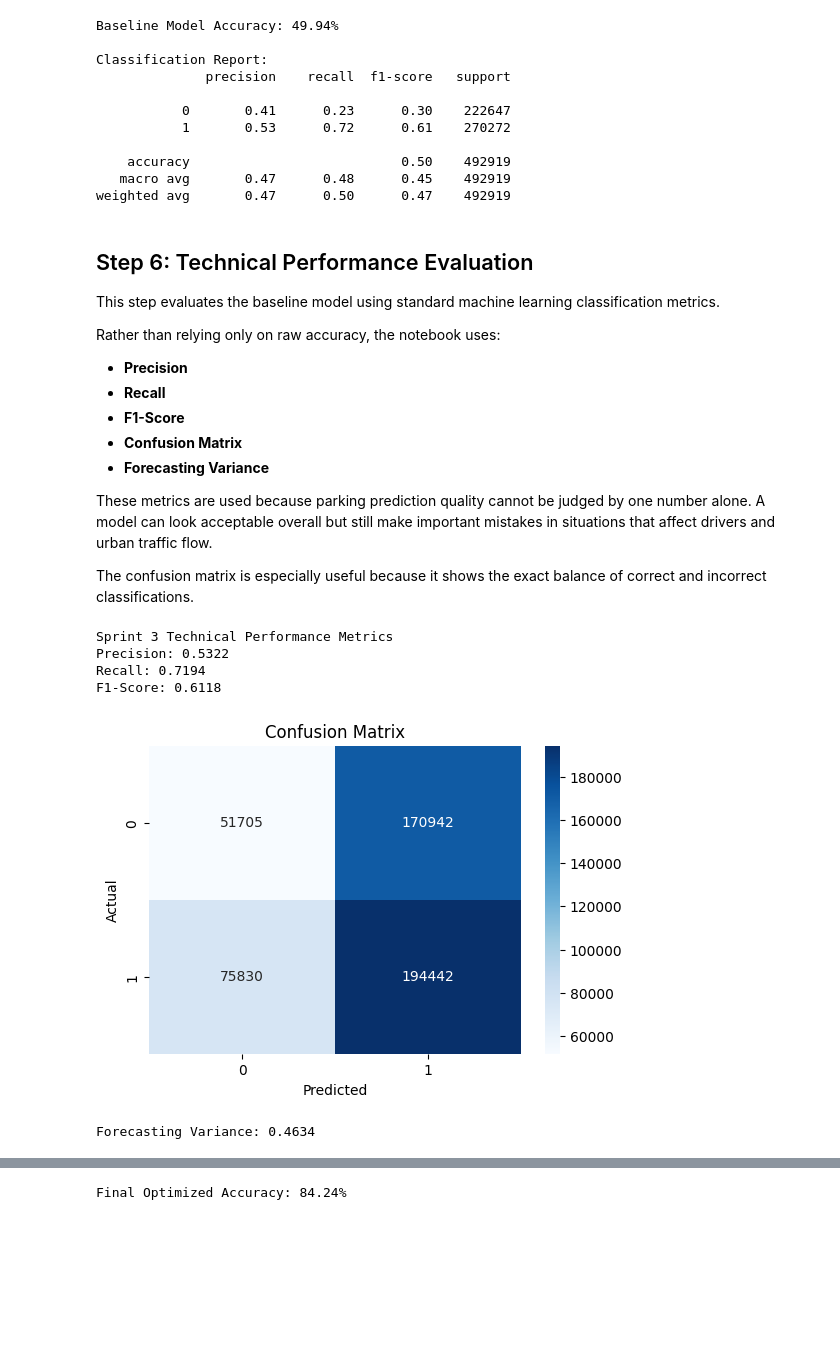
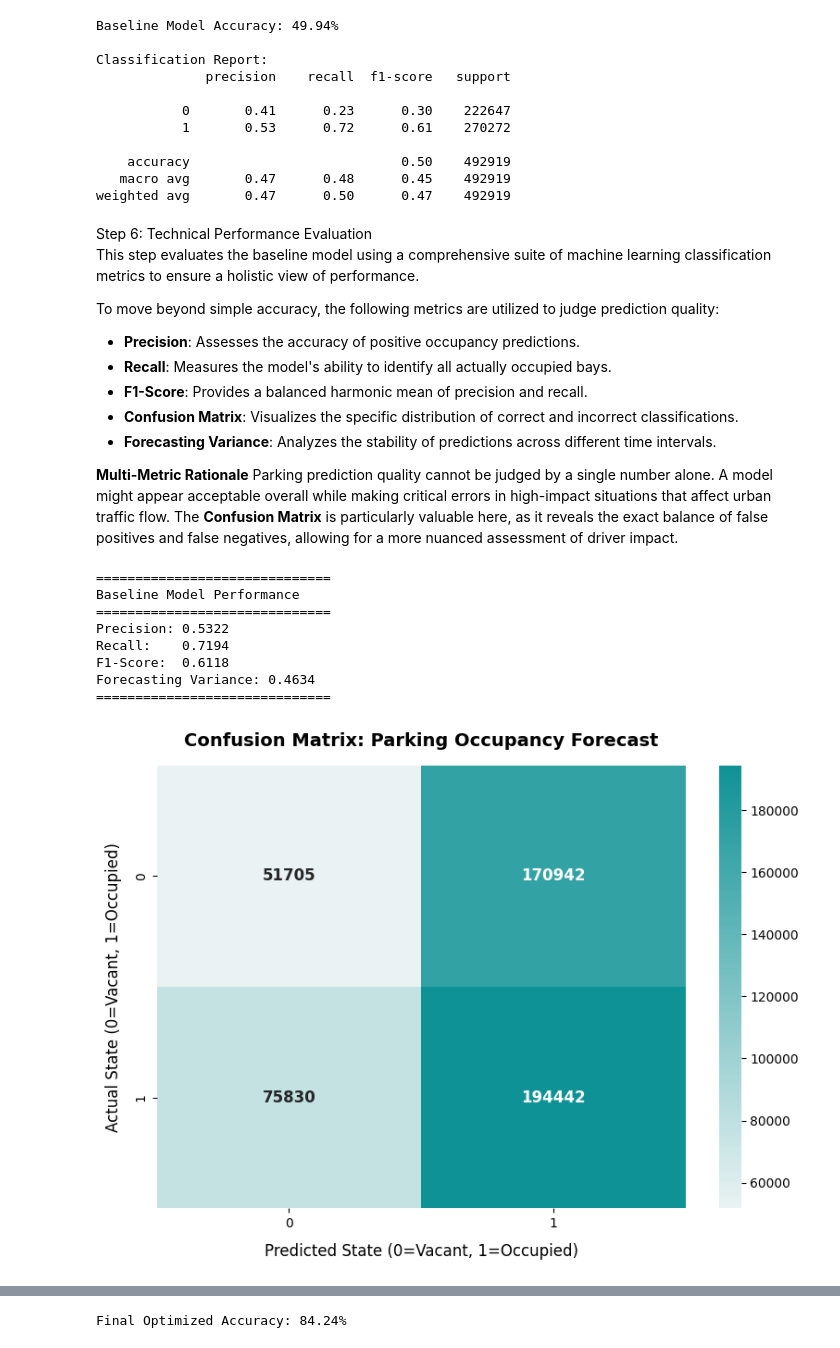
Before and after one commit to abdullahsher445/MOP-Code, a Jupyter notebook: datascience/usecases/READY TO PUBLISH/Transport_and_Mobility/2026/T1/UC00223_Parking_Utilisation_and_Management/UC00223_Parking_Utilisation_and_Management.ipynb, the cells around one changed output, grey strips where cells are left out. Drawn from its saved outputs; the diff is of its cells as text; code cells hidden in the pictures; blank space fills up the shorter version.

```diff
--- a/datascience/usecases/READY TO PUBLISH/Transport_and_Mobility/2026/T1/UC00223_Parking_Utilisation_and_Management/UC00223_Parking_Utilisation_and_Management.ipynb
+++ b/datascience/usecases/READY TO PUBLISH/Transport_and_Mobility/2026/T1/UC00223_Parking_Utilisation_and_Management/UC00223_Parking_Utilisation_and_Management.ipynb
@@ -372,60 +385,72 @@ Classification Report:
    macro avg       0.47      0.48      0.45    492919
 weighted avg       0.47      0.50      0.47    492919
 # %% [markdown]
-## Step 6: Technical Performance Evaluation
+<div class="usecase-section-header">Step 6: Technical Performance Evaluation</div>
 
-This step evaluates the baseline model using standard machine learning classification metrics.
+<p class="usecase-subsection-blurb">This step evaluates the baseline model using a comprehensive suite of machine learning classification metrics to ensure a holistic view of performance.</p>
 
-Rather than relying only on raw accuracy, the notebook uses:
-- **Precision**
-- **Recall**
-- **F1-Score**
-- **Confusion Matrix**
-- **Forecasting Variance**
+To move beyond simple accuracy, the following metrics are utilized to judge prediction quality:
+- **Precision**: Assesses the accuracy of positive occupancy predictions.
+- **Recall**: Measures the model's ability to identify all actually occupied bays.
+- **F1-Score**: Provides a balanced harmonic mean of precision and recall.
+- **Confusion Matrix**: Visualizes the specific distribution of correct and incorrect classifications.
+- **Forecasting Variance**: Analyzes the stability of predictions across different time intervals.
 
-These metrics are used because parking prediction quality cannot be judged by one number alone. A model can look acceptable overall but still make important mistakes in situations that affect drivers and urban traffic flow.
-
-The confusion matrix is especially useful because it shows the exact balance of correct and incorrect classifications.
+**Multi-Metric Rationale**
+Parking prediction quality cannot be judged by a single number alone. A model might appear acceptable overall while making critical errors in high-impact situations that affect urban traffic flow. The **Confusion Matrix** is particularly valuable here, as it reveals the exact balance of false positives and false negatives, allowing for a more nuanced assessment of driver impact.
 # %%
 # --- DEVELOPED BY: Yoginder Syal & Atishay Jain ---
-# Goal: Evaluate the baseline model using Precision, Recall, F1-Score, Confusion Matrix, and forecasting variance review.
+# Goal: Evaluate the baseline model using company-standard visual styling and metrics.
 
 def evaluate_technical_performance(model, X_test, y_test):
     """Evaluating the predictive reliability of the baseline model."""
 
     predictions = model.predict(X_test)
 
-    print("\nSprint 3 Technical Performance Metrics")
+    # 1. Print metrics with professional formatting
+    print("\n" + "="*30)
+    print("Baseline Model Performance")
+    print("="*30)
     print(f"Precision: {precision_score(y_test, predictions, zero_division=0):.4f}")
-    print(f"Recall: {recall_score(y_test, predictions, zero_division=0):.4f}")
-    print(f"F1-Score: {f1_score(y_test, predictions, zero_division=0):.4f}")
-
-    # Confusion Matrix
-    cm = confusion_matrix(y_test, predictions)
-
-    plt.figure(figsize=(6, 4))
-    sns.heatmap(cm, annot=True, fmt='d', cmap='Blues')
-    plt.title('Confusion Matrix')
-    plt.xlabel('Predicted')
-    plt.ylabel('Actual')
-    plt.show()
+    print(f"Recall:    {recall_score(y_test, predictions, zero_division=0):.4f}")
+    print(f"F1-Score:  {f1_score(y_test, predictions, zero_division=0):.4f}")
 
     # Mathematical review of forecasting variance
     variance = np.var(y_test - predictions)
     print(f"Forecasting Variance: {variance:.4f}")
+    print("="*30)
+
+    # 2. Confusion Matrix Visualisation
+    cm = confusion_matrix(y_test, predictions)
+
+    # Create a custom sequential colormap
+    teal_cmap = sns.light_palette("#0f9295", as_cmap=True)
+
+    plt.figure(figsize=(8, 6))
+    sns.heatmap(cm, annot=True, fmt='d', cmap=teal_cmap,
+                annot_kws={"size": 12, "weight": "bold"}, cbar=True)
+
+    plt.title('Confusion Matrix: Parking Occupancy Forecast', fontsize=14, fontweight='bold', pad=15)
+    plt.xlabel('Predicted State (0=Vacant, 1=Occupied)', fontsize=12, labelpad=10)
+    plt.ylabel('Actual State (0=Vacant, 1=Occupied)', fontsize=12, labelpad=10)
+
+    plt.tight_layout()
+    plt.show()
 
     return predictions, cm, variance
 
-
-# Execute Sprint 3 Technical Metrics
+# Execute Technical Performance Metrics
 predictions, confusion_mat, forecast_variance = evaluate_technical_performance(
     baseline_model, X_test, y_test
 )
 # %% [output]
-Sprint 3 Technical Performance Metrics
+==============================
+Baseline Model Performance
+==============================
 Precision: 0.5322
-Recall: 0.7194
-F1-Score: 0.6118
+Recall:    0.7194
+F1-Score:  0.6118
+Forecasting Variance: 0.4634
+==============================
-[figure, old version]
+[figure, new version]
-Forecasting Variance: 0.4634
 # %% [markdown]
```
Also changed, not shown: parts of 25 cells of this notebook.
